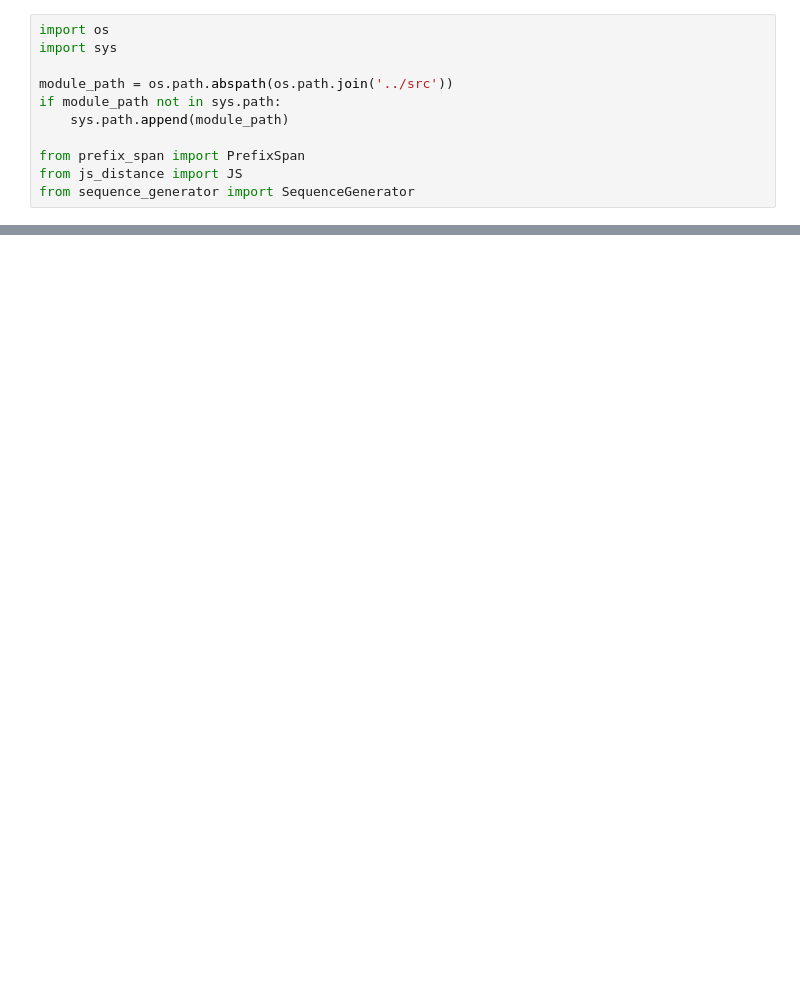
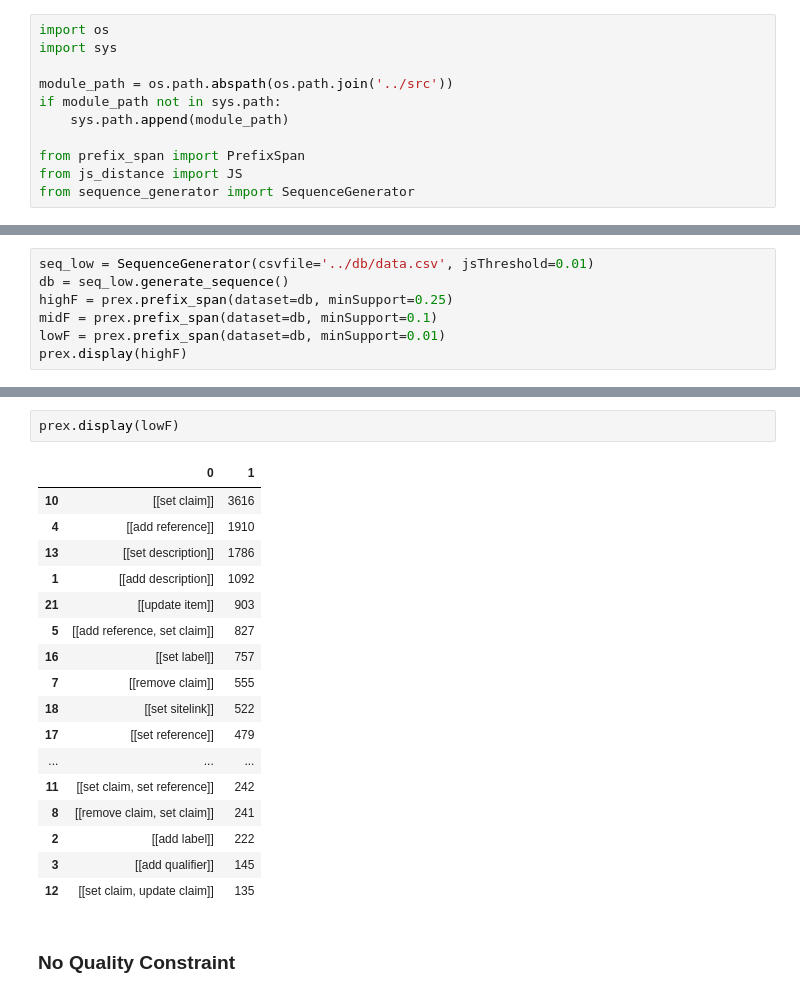
Before and after one commit to felihong/wikidata-sequence-analysis, a Jupyter notebook: doc/doc.ipynb, the cells around one changed output, grey strips where cells are left out. Cells and saved outputs as stored; diff of their text form; blank space fills up the shorter version.

```diff
--- a/doc/doc.ipynb
+++ b/doc/doc.ipynb
@@ -91,0 +195,7 @@ print(result_df)
+# %%
+seq_low = SequenceGenerator(csvfile='../db/data.csv', jsThreshold=0.01)
+db = seq_low.generate_sequence()
+highF = prex.prefix_span(dataset=db, minSupport=0.25)
+midF = prex.prefix_span(dataset=db, minSupport=0.1)
+lowF = prex.prefix_span(dataset=db, minSupport=0.01)
+prex.display(highF)
@@ -91,0 +212,22 @@ print(result_df)
+# %%
+prex.display(lowF)
+# %% [output]
+|  | 0 | 1 |
+| 10 | [[set claim]] | 3616 |
+| 4 | [[add reference]] | 1910 |
+| 13 | [[set description]] | 1786 |
+| 1 | [[add description]] | 1092 |
+| 21 | [[update item]] | 903 |
+| 5 | [[add reference, set claim]] | 827 |
+| 16 | [[set label]] | 757 |
+| 7 | [[remove claim]] | 555 |
+| 18 | [[set sitelink]] | 522 |
+| 17 | [[set reference]] | 479 |
+| ... | ... | ... |
+| 11 | [[set claim, set reference]] | 242 |
+| 8 | [[remove claim, set claim]] | 241 |
+| 2 | [[add label]] | 222 |
+| 3 | [[add qualifier]] | 145 |
+| 12 | [[set claim, update claim]] | 135 |
+# %% [markdown]
+### No Quality Constraint
```
Also changed, not shown: parts of 22 cells of this notebook, 1 other file.
